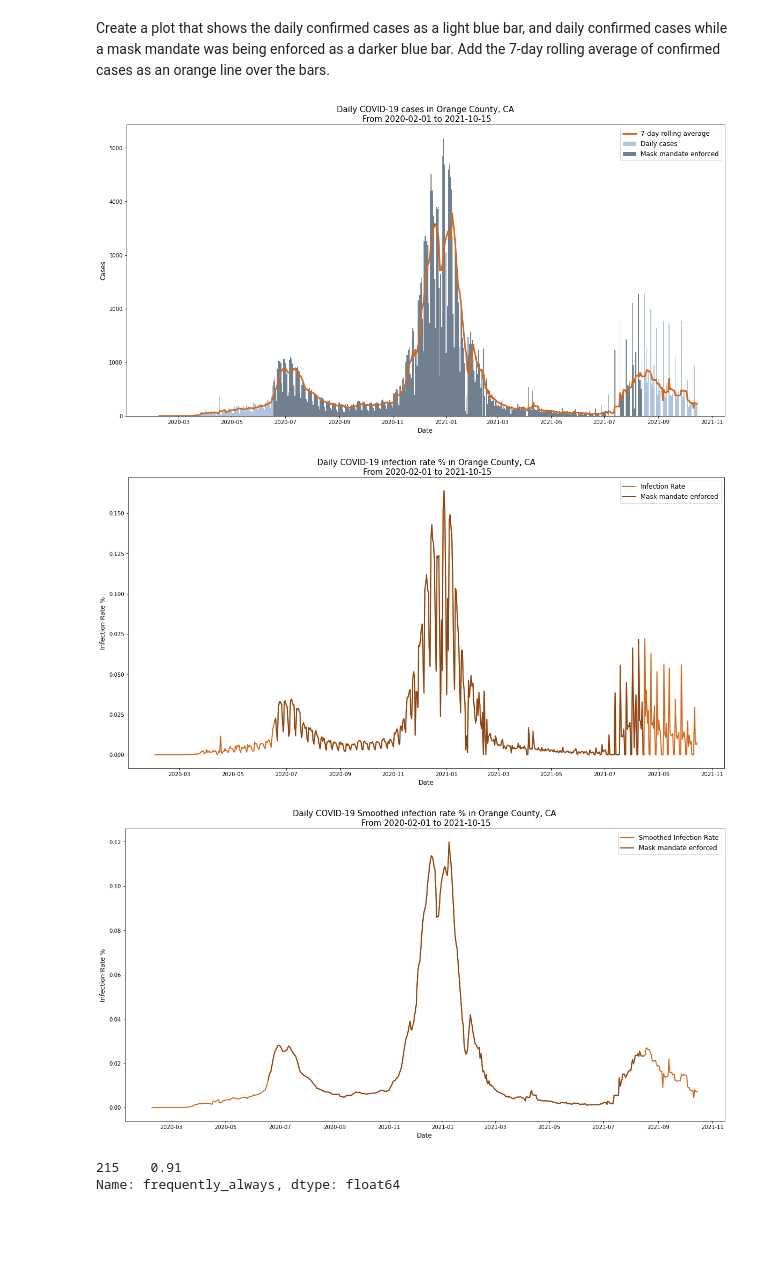
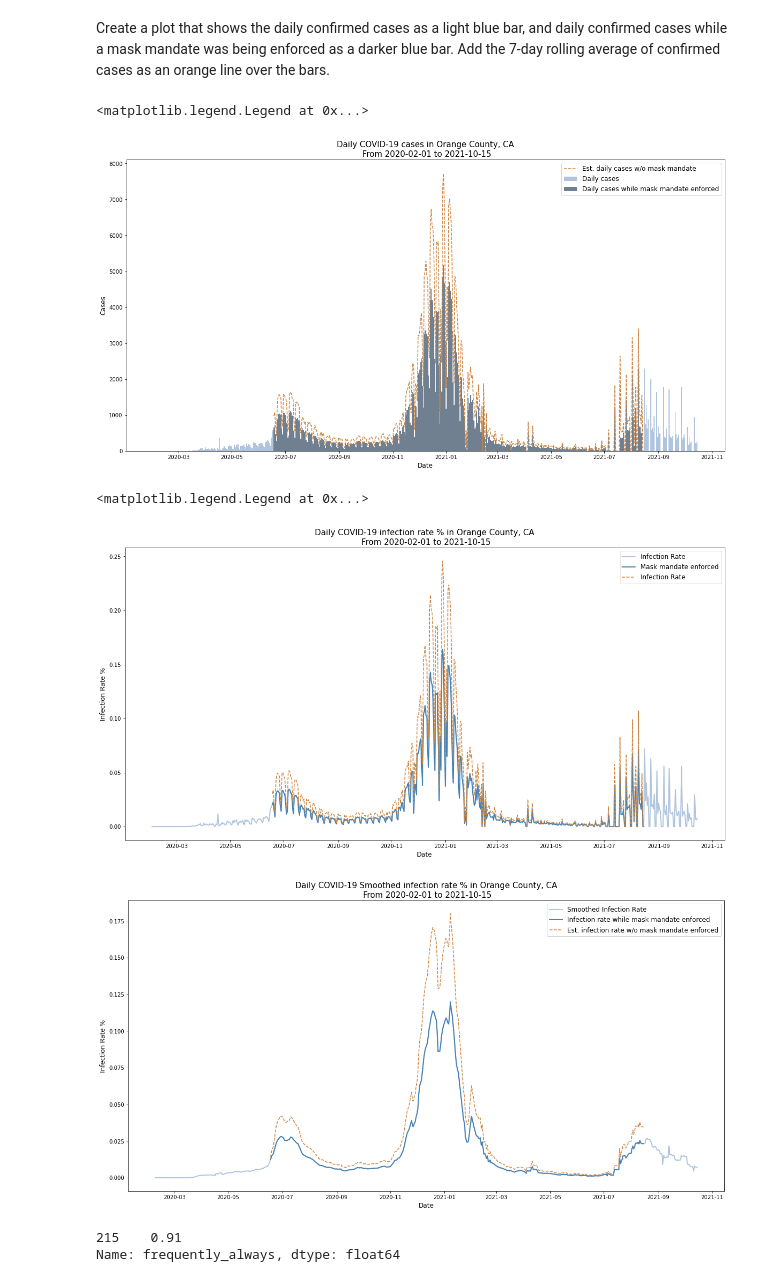
Before and after one commit to anushnap/data512-project, a Jupyter notebook: src/oc_analysis.ipynb, the cells around one changed output. Saved outputs shown, nothing was run; the diff lists cells and outputs as text; code cells hidden in the pictures; blank space fills up the shorter version.

Commit message:
updated calculatoins to include unmasked cinematic universe

```diff
--- a/src/oc_analysis.ipynb
+++ b/src/oc_analysis.ipynb
@@ -120,29 +122,41 @@ orange_df = covid_df.loc[(covid_df['FIPS'] == fip) &
 
 # Make public_masks boolean instead of 'Yes' and np.nan
 orange_df['public_masks'] = orange_df['public_masks'] == 'Yes'
+# Assume that everyone wears cloth masks which reduces spread by 67%.
+# Mask-less COVID cases is masked cases / 0.67
+MASK_EFFICACY = 0.67
 # Daily case counts
 orange_df['daily_cases'] = orange_df['cases'].diff(periods = 1)
+orange_df['daily_cases_unmasked'] = np.where(orange_df['public_masks'],
+                                             orange_df['daily_cases'] / MASK_EFFICACY,
+                                             orange_df['daily_cases'])
 # Rolling 7-day average
 # Credit to Grant Savage for how to do this easily in Slack
 orange_df['rolling_avg_cases'] = orange_df['daily_cases'].rolling(window = 7).mean()
+orange_df['rolling_avg_cases_unmasked'] = orange_df['daily_cases_unmasked'].rolling(window = 7).mean()
+
 # Add 2020 population from Census to calculate population-at-risk
 orange_df['population'] = 3186989
 # Assume that as soon as someone tests positive that they are infectious for the following 10 days
 # and cannot get reinfected in that time
 CONTAGIOUS_WINDOW = 10
 orange_df['infectious_cases'] = orange_df['daily_cases'].rolling(window = CONTAGIOUS_WINDOW).sum().fillna(0)
+orange_df['infectious_cases_unmasked'] = orange_df['daily_cases_unmasked'].rolling(window = CONTAGIOUS_WINDOW).sum().fillna(0)
 
 # Calculate population-at-risk
 # Population-at-risk = Population - infectious cases
 orange_df['pop_at_risk'] = orange_df['population'] - orange_df['infectious_cases']
+orange_df['pop_at_risk_unmasked'] = orange_df['population'] - orange_df['infectious_cases_unmasked']
 
 # Calculate infection rate
 # Infection rate = (number of daily infections) / (daily population at risk)
 orange_df['infection_rate'] = 100.0 * orange_df['daily_cases'] / orange_df['pop_at_risk']
+orange_df['infection_rate_unmasked'] = 100.0 * orange_df['daily_cases_unmasked'] / orange_df['pop_at_risk_unmasked']
 
 # Calculate smoothed infection rate
 # Smoothed rate = (7-day rolling average cases) / (daily population at risk)
 orange_df['smooth_infection_rate'] = 100.0 * orange_df['rolling_avg_cases'] / orange_df['pop_at_risk']
+orange_df['smooth_infection_rate_unmasked'] = 100.0 * orange_df['rolling_avg_cases_unmasked'] / orange_df['pop_at_risk_unmasked']
 
 # Write to data_clean
 orange_df.to_csv(CLEAN_DATA_PATH + 'orange-county_CA_covid-cases_mask-adoption_mandates.csv',
@@ -179,12 +183,12 @@ plt.bar(orange_df['date'], orange_df['daily_cases'],
         color = 'lightsteelblue', width = 1)
 # Second bar fills in case counts in a darker color when mask mandate is in place
 plt.bar(orange_df.loc[orange_df['public_masks'], 'date'], orange_df.loc[orange_df['public_masks'], 'daily_cases'],
-        label = 'Mask mandate enforced',
+        label = 'Daily cases while mask mandate enforced',
         color = 'slategrey', width = 1)
 # Line to follow 7-day daily case averages
-plt.plot(orange_df['date'], orange_df['rolling_avg_cases'],
-         label = '7-day rolling average',
-         color = 'chocolate', linewidth = 3)
+plt.plot(orange_df.loc[orange_df['public_masks'], 'date'], orange_df.loc[orange_df['public_masks'], 'daily_cases_unmasked'],
+         label = 'Est. daily cases w/o mask mandate enforced',
+         color = 'peru', linestyle = '--')
 
 # Formatting
 plt.xlabel('Date', fontsize = 12)
@@ -195,37 +199,45 @@ plt.legend(fontsize = 12)
 # Save figure into the results folder
 plt.savefig('../results/orange-county_CA_daily-cases.jpg')
 # %% [output]
+<matplotlib.legend.Legend at 0x...>
-[figure, old version]
+[figure, new version]
 # %%
 # Draw the plot
 fig = plt.figure(figsize = (20, 10))
 # Line to follow 7-day daily case averages
 plt.plot(orange_df['date'], orange_df['infection_rate'],
          label = 'Infection Rate',
-         color = 'chocolate', linewidth = 2)
+         color = 'lightsteelblue', linewidth = 2)
 plt.plot(orange_df.loc[orange_df['public_masks'], 'date'], orange_df.loc[orange_df['public_masks'], 'infection_rate'],
          label = 'Mask mandate enforced',
-         color = 'saddlebrown', linewidth = 2)
+         color = 'steelblue', linewidth = 2)
+plt.plot(orange_df.loc[orange_df['public_masks'], 'date'], orange_df.loc[orange_df['public_masks'], 'infection_rate_unmasked'],
+         label = 'Infection Rate',
+         color = 'peru', linestyle = '--')
 # Formatting
 plt.xlabel('Date', fontsize = 12)
 plt.ylabel('Infection Rate %', fontsize = 12)
 plt.title('Daily COVID-19 infection rate % in Orange County, CA\n From 2020-02-01 to 2021-10-15', fontsize = 15)
 plt.legend(fontsize = 12)
 
 # Save figure into the results folder
 plt.savefig('../results/orange-county_CA_daily-infection-rate.jpg')
 # %% [output]
+<matplotlib.legend.Legend at 0x...>
-[figure, old version]
+[figure, new version]
 # %%
 # Draw the plot
 fig = plt.figure(figsize = (20, 10))
 # Line to follow 7-day daily case averages
 plt.plot(orange_df['date'], orange_df['smooth_infection_rate'],
          label = 'Smoothed Infection Rate',
-         color = 'chocolate', linewidth = 2)
+         color = 'lightsteelblue', linewidth = 2)
 plt.plot(orange_df.loc[orange_df['public_masks'], 'date'], orange_df.loc[orange_df['public_masks'], 'smooth_infection_rate'],
-         label = 'Mask mandate enforced',
-         color = 'saddlebrown', linewidth = 2)
+         label = 'Infection rate while mask mandate enforced',
+         color = 'steelblue', linewidth = 2)
+plt.plot(orange_df.loc[orange_df['public_masks'], 'date'], orange_df.loc[orange_df['public_masks'], 'smooth_infection_rate_unmasked'],
+         label = 'Est. infection rate w/o mask mandate enforced',
+         color = 'peru', linestyle = '--')
 # Formatting
 plt.xlabel('Date', fontsize = 12)
 plt.ylabel('Infection Rate %', fontsize = 12)
@@ -235,7 +247,7 @@ plt.legend(fontsize = 12)
 # Save figure into the results folder
 plt.savefig('../results/orange-county_CA_daily-infection-rate-smoothed.jpg')
 # %% [output]
-[figure, old version]
+[figure, new version]
 # %%
 masks = masks_raw.copy()
 masks['frequently_always'] = masks['FREQUENTLY'] + masks['ALWAYS']
```
Also changed, not shown: parts of 2 cells of this notebook, 3 other files.
